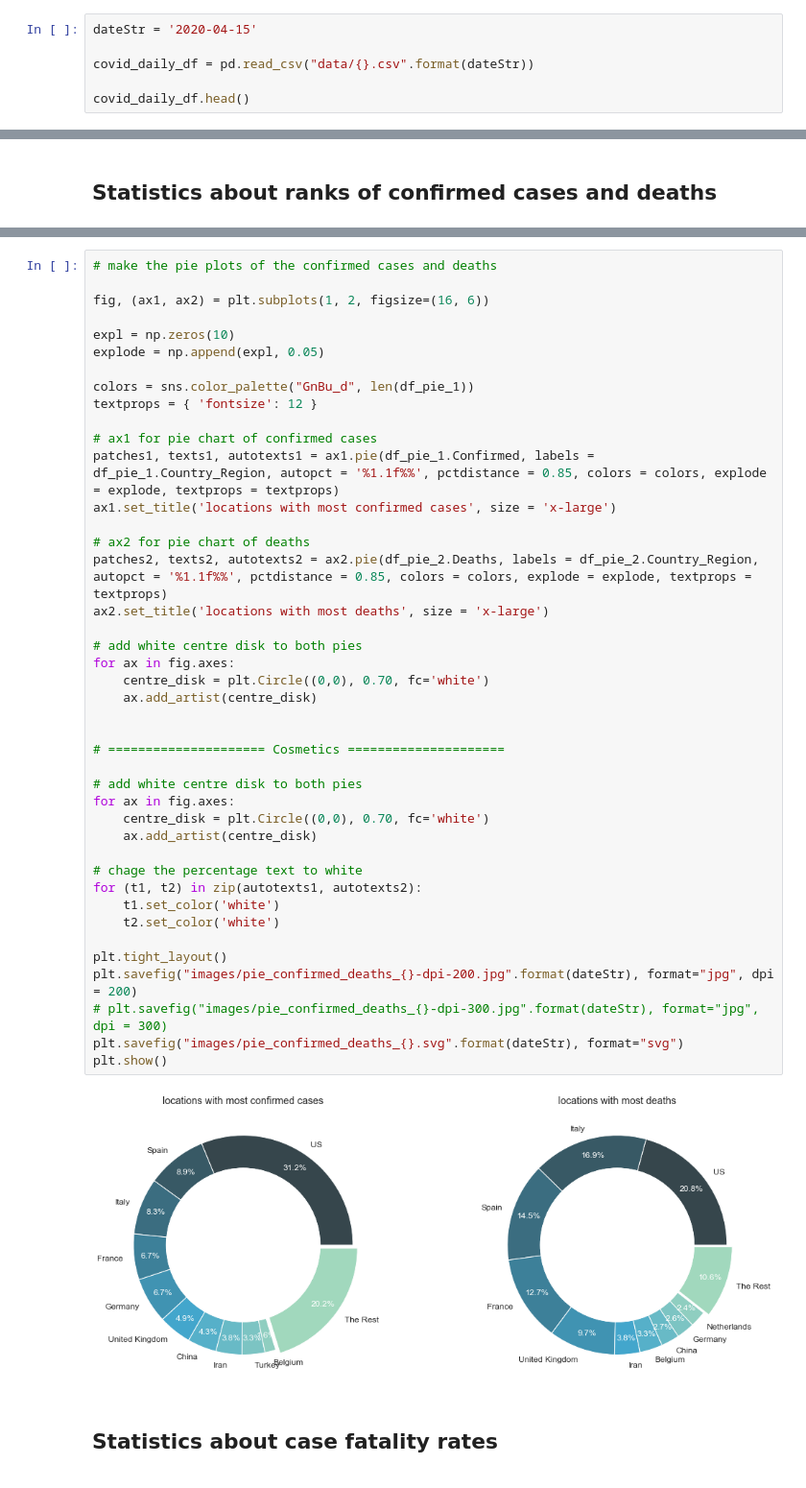
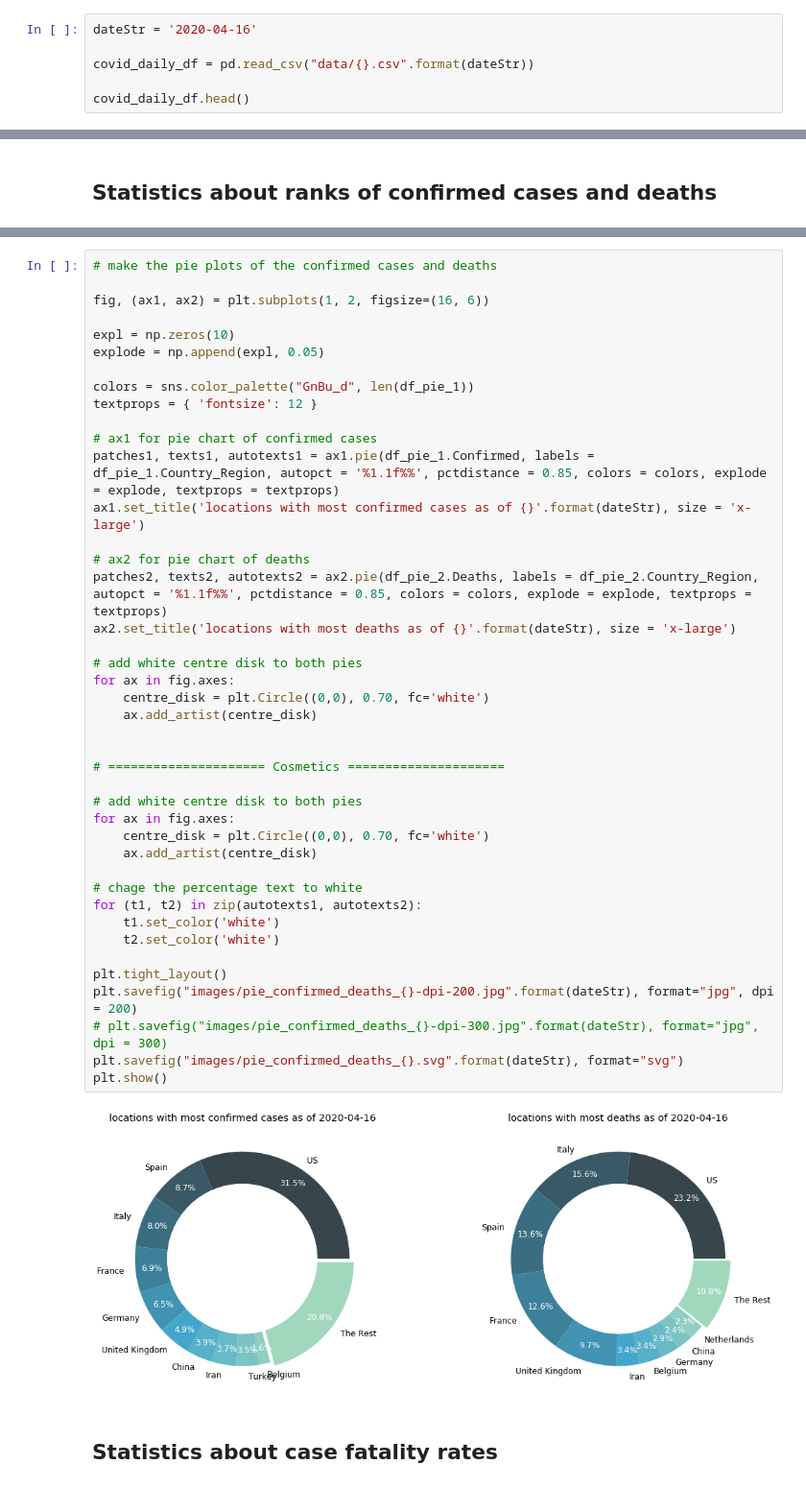
Before and after one commit to nnworkspace/covid19-insight, a Jupyter notebook: covid19-insight.ipynb, the cells around one changed output, grey strips where cells are left out. Shown at 96% size. Drawn from its saved outputs; the diff is of its cells as text.

```diff
--- a/covid19-insight.ipynb
+++ b/covid19-insight.ipynb
@@ -19,7 +19,7 @@ matplotlib version:  3.1.3
 pandas version:  1.0.3
 numpy version:  1.18.1
 # %%
-dateStr = '2020-04-15'
+dateStr = '2020-04-16'
 
 covid_daily_df = pd.read_csv("data/{}.csv".format(dateStr))
 
@@ -140,37 +140,37 @@ textprops = { 'fontsize': 12 }
 
 # ax1 for pie chart of confirmed cases
 patches1, texts1, autotexts1 = ax1.pie(df_pie_1.Confirmed, labels = df_pie_1.Country_Region, autopct = '%1.1f%%', pctdistance = 0.85, colors = colors, explode = explode, textprops = textprops)
-ax1.set_title('locations with most confirmed cases', size = 'x-large')
+ax1.set_title('locations with most confirmed cases as of {}'.format(dateStr), size = 'x-large')
 
 # ax2 for pie chart of deaths
 patches2, texts2, autotexts2 = ax2.pie(df_pie_2.Deaths, labels = df_pie_2.Country_Region, autopct = '%1.1f%%', pctdistance = 0.85, colors = colors, explode = explode, textprops = textprops)
-ax2.set_title('locations with most deaths', size = 'x-large')
+ax2.set_title('locations with most deaths as of {}'.format(dateStr), size = 'x-large')
 
 # add white centre disk to both pies
 for ax in fig.axes:
     centre_disk = plt.Circle((0,0), 0.70, fc='white')
     ax.add_artist(centre_disk)
 
 
 # ===================== Cosmetics =====================
 
 # add white centre disk to both pies
 for ax in fig.axes:
     centre_disk = plt.Circle((0,0), 0.70, fc='white')
     ax.add_artist(centre_disk)
 
 # chage the percentage text to white
 for (t1, t2) in zip(autotexts1, autotexts2):
     t1.set_color('white')
     t2.set_color('white')
 
 plt.tight_layout()
 plt.savefig("images/pie_confirmed_deaths_{}-dpi-200.jpg".format(dateStr), format="jpg", dpi = 200)
 # plt.savefig("images/pie_confirmed_deaths_{}-dpi-300.jpg".format(dateStr), format="jpg", dpi = 300)
 plt.savefig("images/pie_confirmed_deaths_{}.svg".format(dateStr), format="svg")
 plt.show()
 # %% [output]
-[figure, old version]
+[figure, new version]
 # %% [markdown]
 ## Statistics about case fatality rates
 # %%
```
Also changed, not shown: parts of 22 cells of this notebook, 10 other files.
